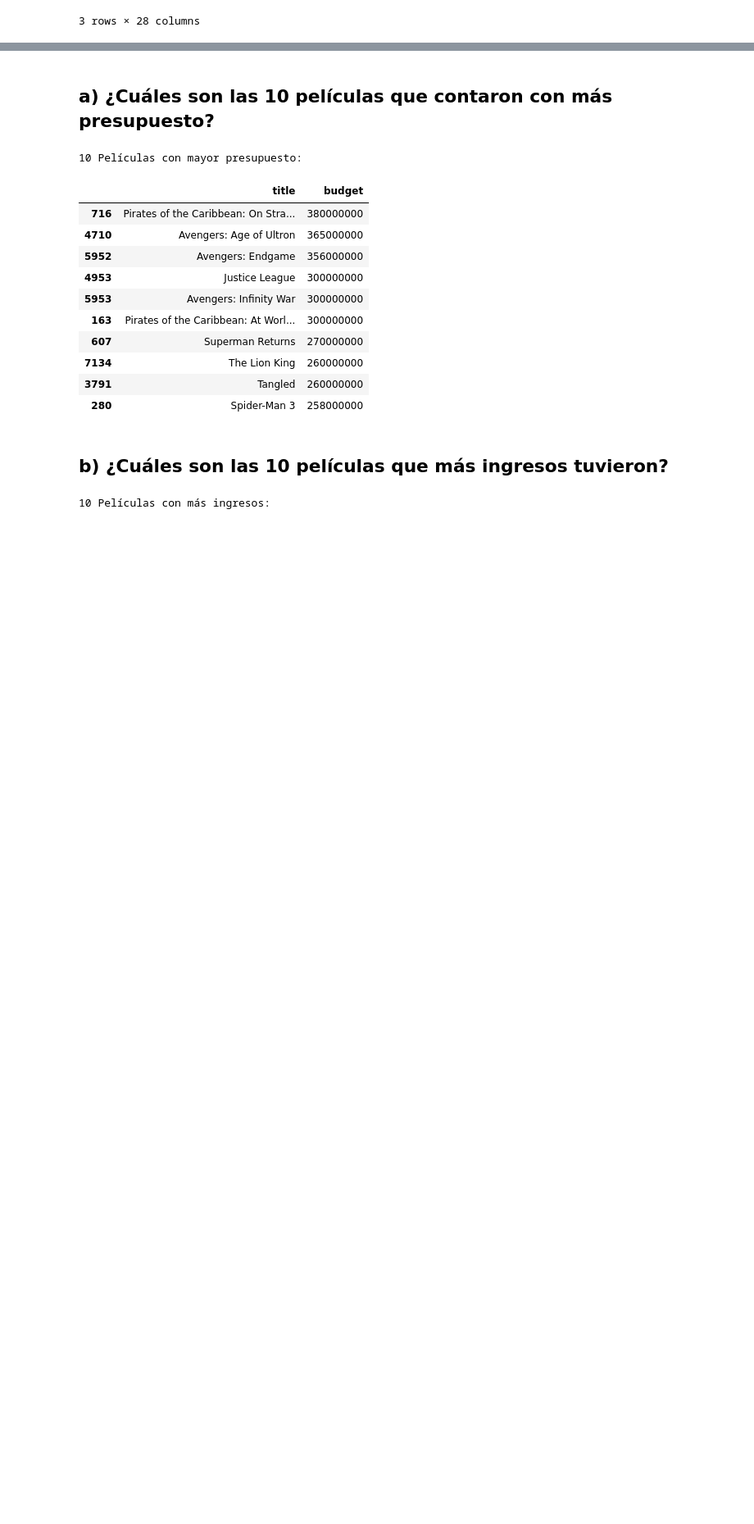
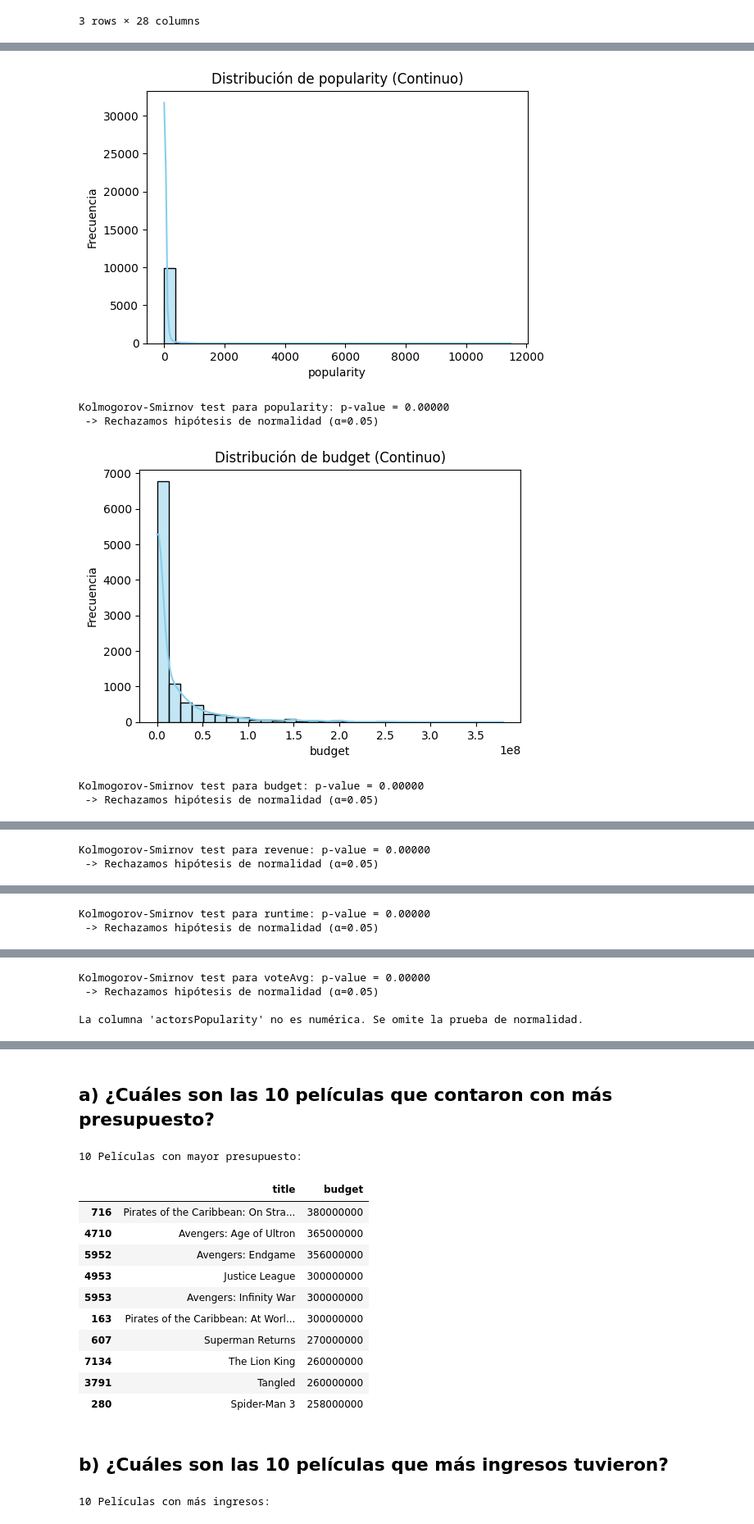
Before and after one commit to Kapiven/HT1, a Jupyter notebook: AnalisisExploratorio.ipynb, the cells around one changed output, grey strips where cells are left out. Shown at 82% size. Saved outputs shown, nothing was run; the diff lists cells and outputs as text; code cells hidden in the pictures; blank space fills up the shorter version.

```diff
--- a/AnalisisExploratorio.ipynb
+++ b/AnalisisExploratorio.ipynb
@@ -30,0 +254,67 @@ df.head(3)
+# %%
+# Variables cuantitativas continuas
+continuous_vars = ["popularity", "budget", "revenue", "runtime", "voteAvg", "actorsPopularity"]
+
+# Variables cuantitativas discretas
+discrete_vars = ["genresAmount", "productionCoAmount", "productionCountriesAmount",
+                 "voteCount", "actorsAmount", "castWomenAmount", "castMenAmount"]
+
+# ----------------
+# HISTOGRAMAS + KDE PARA CADA VARIABLE CUANTITATIVA CONTINUA
+# ----------------
+for var in continuous_vars:
+    # Verificamos que la columna exista
+    if var not in df.columns:
+        continue
+
+    # Comprobar si la columna es numérica
+    if not pd.api.types.is_numeric_dtype(df[var]):
+        print(f"La columna '{var}' no es numérica. Se omite la prueba de normalidad.")
+        continue
+
+    data_for_test = df[var].dropna()
+
+    # Hacer el histograma
+    plt.figure(figsize=(6,4))
+    sns.histplot(data_for_test, kde=True, color="skyblue", bins=30)
+    plt.title(f"Distribución de {var} (Continuo)")
+    plt.xlabel(var)
+    plt.ylabel("Frecuencia")
+    plt.show()
+
+    # Prueba de Shapiro o K-S
+    if len(data_for_test) < 5000:
+        stat, pvalue = shapiro(data_for_test)
+        print(f"Shapiro-Wilk test para {var}: p-value = {pvalue:.5f}")
+    else:
+        stat, pvalue = kstest(
+            (data_for_test - data_for_test.mean()) / data_for_test.std(), 'norm'
+        )
+        print(f"Kolmogorov-Smirnov test para {var}: p-value = {pvalue:.5f}")
+
+    if pvalue < 0.05:
+        print(" -> Rechazamos hipótesis de normalidad (α=0.05)\n")
+    else:
+        print(" -> No se rechaza hipótesis de normalidad (α=0.05)\n")
+
+# ----------------
+# HISTOGRAMAS PARA VARIABLES CUANTITATIVAS DISCRETAS
+# ----------------
+for var in discrete_vars:
+    if var in df.columns:
+        plt.figure(figsize=(6,4))
+        sns.histplot(df[var].dropna(), kde=False, color="orange", bins=30)
+        plt.title(f"Distribución de {var} (Discreto)")
+        plt.xlabel(var)
+        plt.ylabel("Frecuencia")
+        plt.show()
+
+        # Se podría hacer pruebas de normalidad, pero al ser discreto (conteos),
+        # no siempre es tan relevante verificar normalidad.
+# %% [output]
+[figure, added]
+Kolmogorov-Smirnov test para popularity: p-value = 0.00000
+ -> Rechazamos hipótesis de normalidad (α=0.05)
+[figure, added]
+Kolmogorov-Smirnov test para budget: p-value = 0.00000
+ -> Rechazamos hipótesis de normalidad (α=0.05)
@@ -30,0 +322,2 @@ df.head(3)
+Kolmogorov-Smirnov test para revenue: p-value = 0.00000
+ -> Rechazamos hipótesis de normalidad (α=0.05)
@@ -30,0 +325,2 @@ df.head(3)
+Kolmogorov-Smirnov test para runtime: p-value = 0.00000
+ -> Rechazamos hipótesis de normalidad (α=0.05)
@@ -30,0 +328,4 @@ df.head(3)
+Kolmogorov-Smirnov test para voteAvg: p-value = 0.00000
+ -> Rechazamos hipótesis de normalidad (α=0.05)
+
+La columna 'actorsPopularity' no es numérica. Se omite la prueba de normalidad.
```
Also changed, not shown: parts of 27 cells of this notebook.
